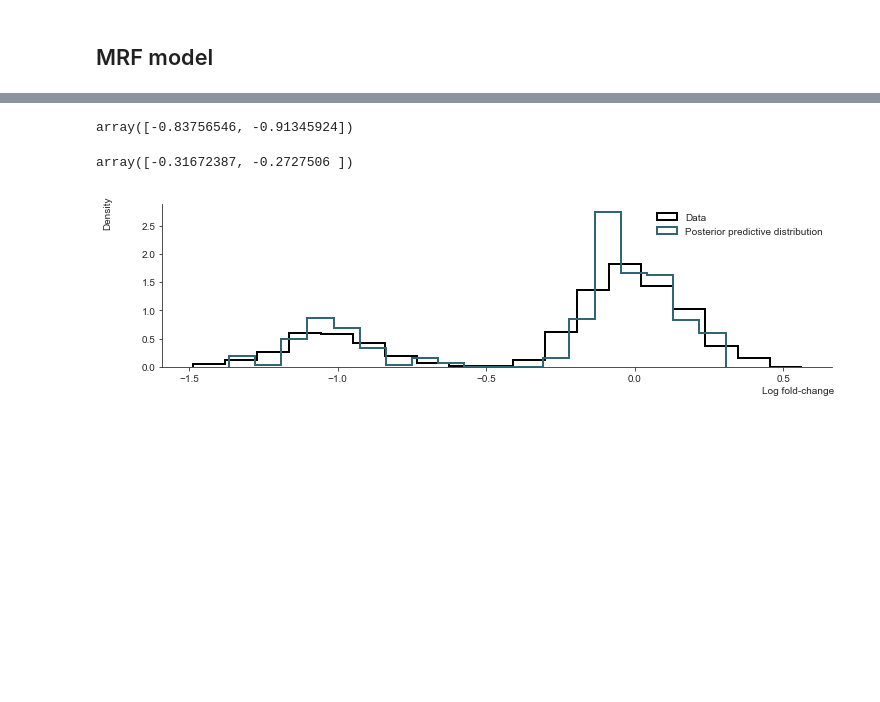
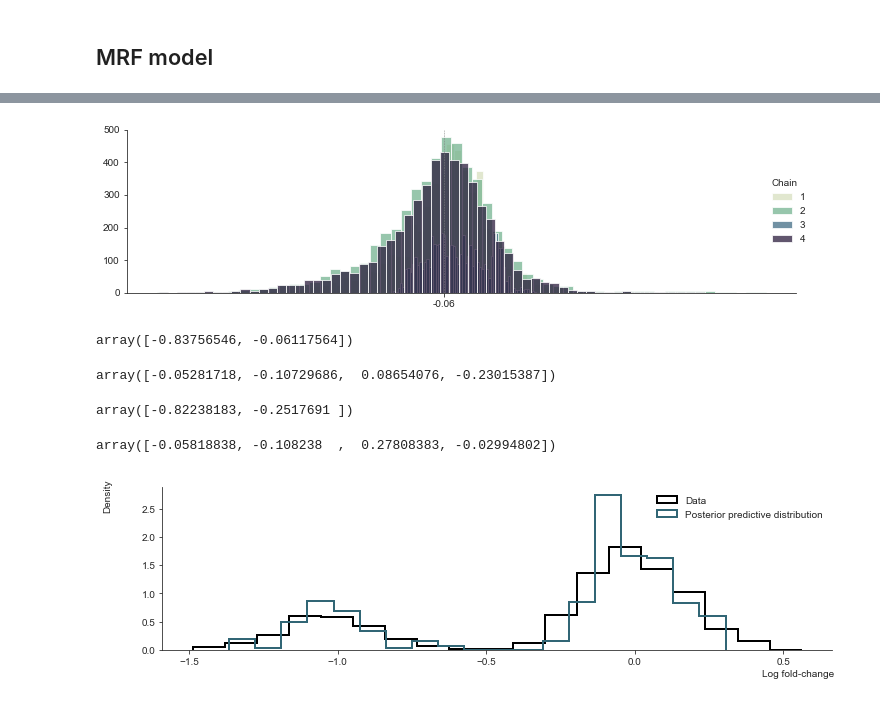
Before and after one commit to cbg-ethz/shm, a Jupyter notebook: analysis/a-structured_hierarchical_linear_models.ipynb, the cells around one changed output, grey strips where cells are left out. Drawn from its saved outputs; the diff is of its cells as text; code cells hidden in the pictures; blank space fills up the shorter version.

```diff
--- a/analysis/a-structured_hierarchical_linear_models.ipynb
+++ b/analysis/a-structured_hierarchical_linear_models.ipynb
@@ -229,11 +185,23 @@ sp.plot_hist(trace, "gamma", 18, "");
+# %%
+sp.plot_hist(trace, "beta", 0, "");
+# %% [output]
+[figure, added]
 # %%
-data['gamma'][[0, 4]]
+data['gamma']
 # %% [output]
-array([-0.83756546, -0.91345924])
+array([-0.83756546, -0.06117564])
+# %%
+data['beta']
+# %% [output]
+array([-0.05281718, -0.10729686,  0.08654076, -0.23015387])
 # %%
-numpy.mean(trace['gamma'], 0)[[14, 18]]
+numpy.mean(trace['gamma'], 0)
 # %% [output]
-array([-0.31672387, -0.2727506 ])
+array([-0.82238183, -0.2517691 ])
+# %%
+numpy.mean(trace['beta'], 0)
+# %% [output]
+array([-0.05818838, -0.108238  ,  0.27808383, -0.02994802])
 # %%
 sp.plot_steps(readout, ppc_trace, bins=19);
 # %% [output]
```
Also changed, not shown: parts of 14 cells of this notebook, 45 other files.
